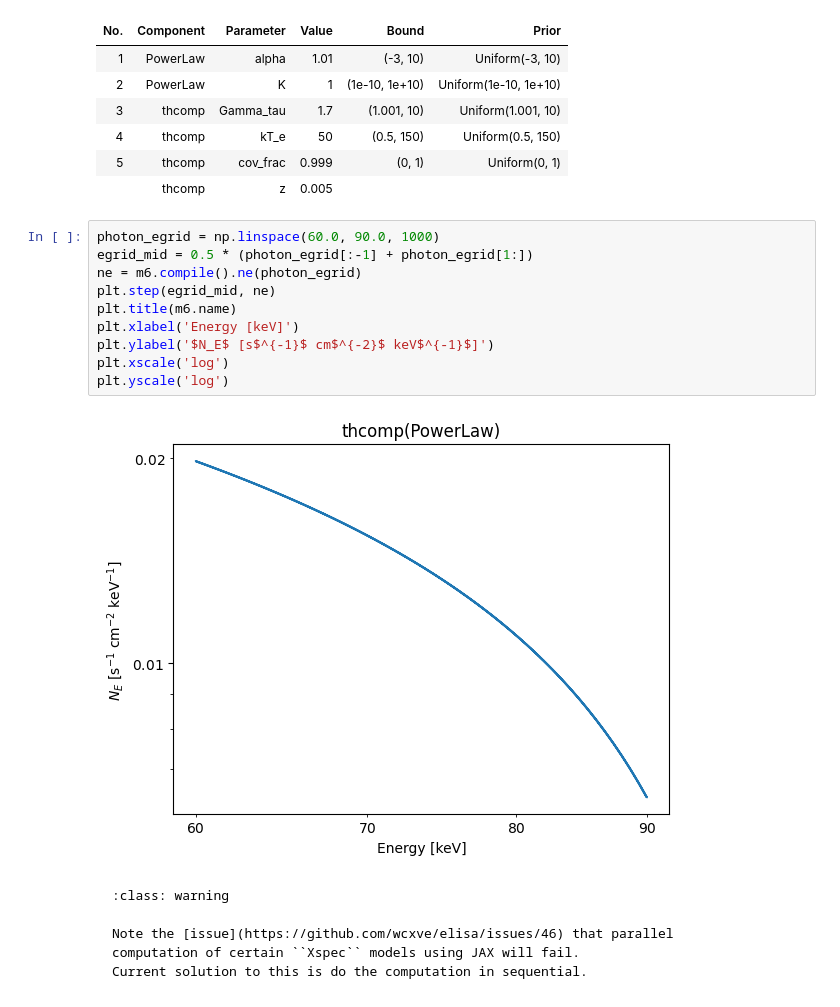
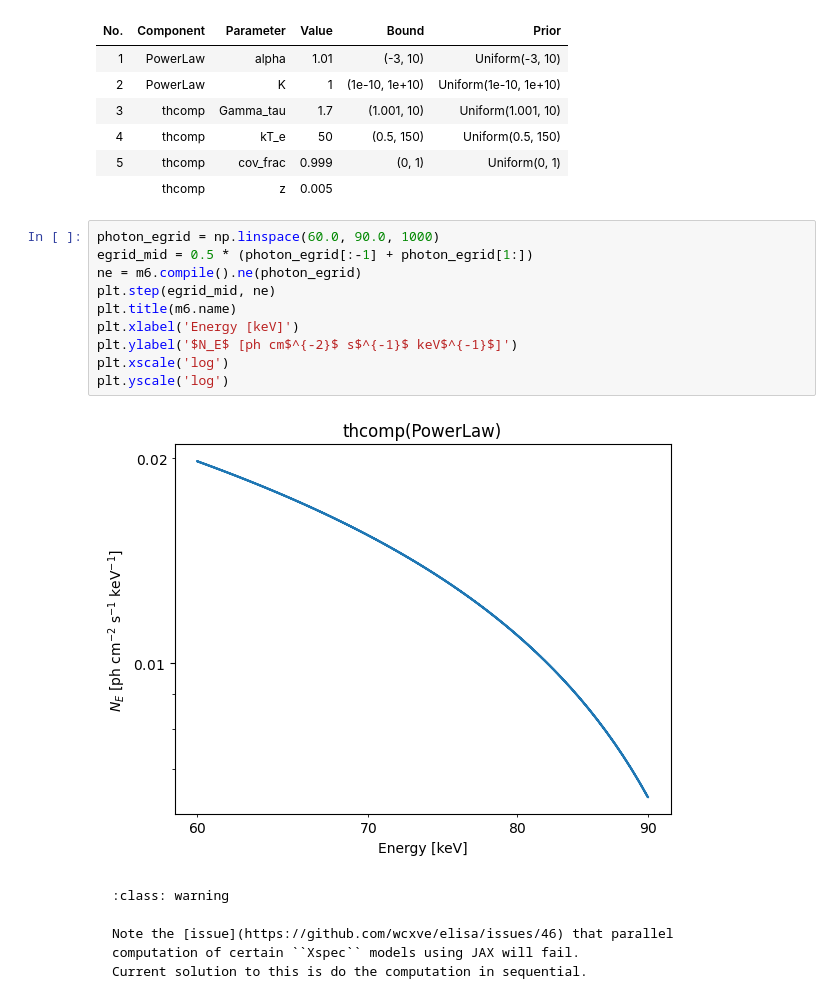
Before and after one commit to wcxve/elisa, a Jupyter notebook: docs/notebooks/model-building.ipynb, the cells around one changed output. Cells and saved outputs as stored; diff of their text form.

````diff
--- a/docs/notebooks/model-building.ipynb
+++ b/docs/notebooks/model-building.ipynb
@@ -222,15 +219,15 @@ Model: thcomp(PowerLaw) [add]
 # %%
 photon_egrid = np.linspace(60.0, 90.0, 1000)
 egrid_mid = 0.5 * (photon_egrid[:-1] + photon_egrid[1:])
 ne = m6.compile().ne(photon_egrid)
 plt.step(egrid_mid, ne)
 plt.title(m6.name)
 plt.xlabel('Energy [keV]')
-plt.ylabel('$N_E$ [s$^{-1}$ cm$^{-2}$ keV$^{-1}$]')
+plt.ylabel('$N_E$ [ph cm$^{-2}$ s$^{-1}$ keV$^{-1}$]')
 plt.xscale('log')
 plt.yscale('log')
 # %% [output]
-[figure, old version]
+[figure, new version]
 # %% [markdown]
 ```{admonition} Warning
 :class: warning
````
Also changed, not shown: parts of 8 cells of this notebook, 10 other files.
